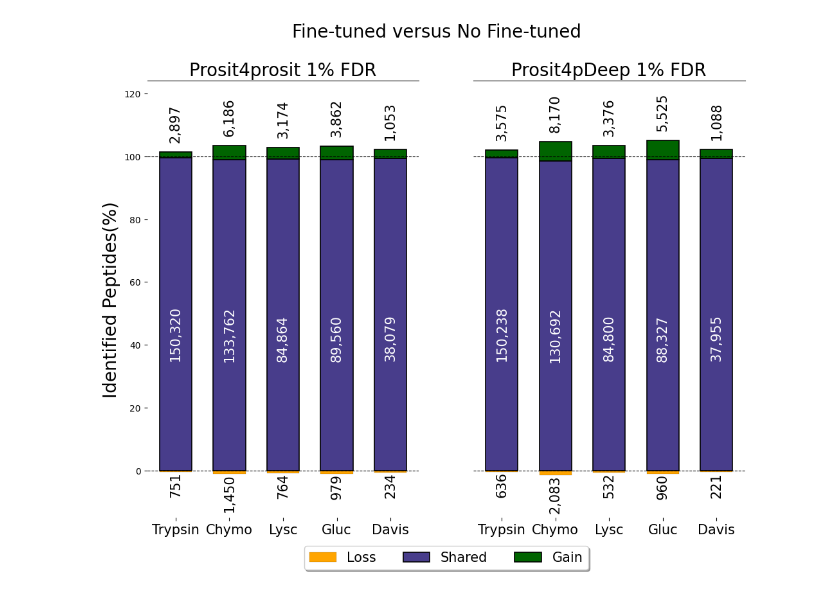
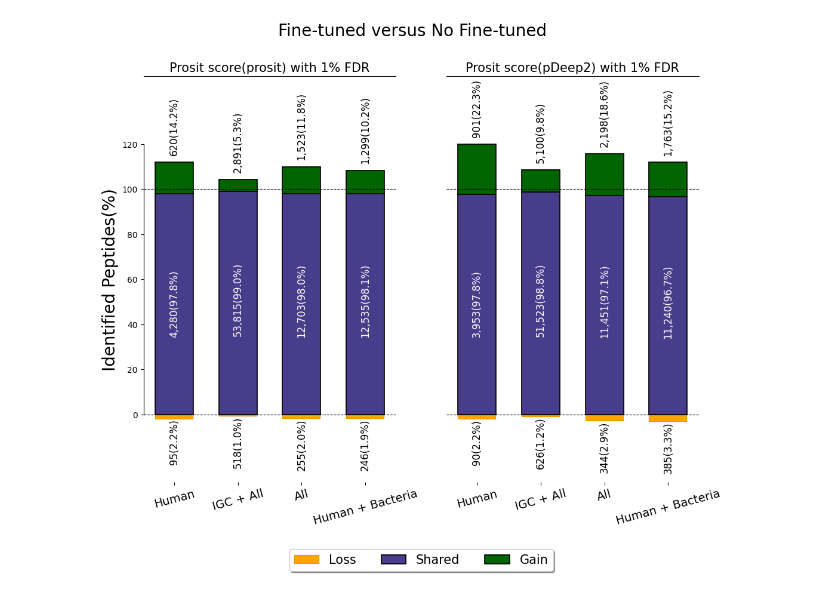
Before and after one commit to gusye1234/pept3-exp, a Jupyter notebook: figs/fig2_vennbar.ipynb, the cells around one changed output. Drawn from its saved outputs; the diff is of its cells as text; code cells hidden in the pictures.

```diff
--- a/figs/fig2_vennbar.ipynb
+++ b/figs/fig2_vennbar.ipynb
@@ -22,23 +22,23 @@ def number2str(num, interal=3):
         new_num.append(s)
     return "".join(new_num[::-1])
 
-def autolabel(rects, ax, numbers, mode="inside", fontsize=12, select_idx=None):
+def autolabel(rects, ax, numbers, percent_number, mode="inside", fontsize=12, select_idx=None, inside_height=0.35):
     assert len(rects) == len(numbers)
     for idx, rect in enumerate(rects):
         height = rect.get_height()
         if select_idx is not None and idx not in select_idx:
             continue
         if mode == 'inside':
-            ax.text(rect.get_x() + rect.get_width()/2., 0.35*height + rect.get_y(),
-                    number2str(numbers[idx]),
+            ax.text(rect.get_x() + rect.get_width()/2., inside_height*height + rect.get_y(),
+                    number2str(numbers[idx]) + f"({percent_number[idx]:.1f}%)",
                     ha='center', va='bottom', rotation=90, color='white', fontsize=fontsize)
         if mode == 'upper':
             ax.text(rect.get_x() + rect.get_width()/2., rect.get_y() + height + 3,
-                    number2str(numbers[idx]),
+                    number2str(numbers[idx]) + f"({percent_number[idx]:.1f}%)",
                     ha='center', va='bottom', rotation=90, color='black', fontsize=fontsize)
         if mode == 'bottom':
             ax.text(rect.get_x() + rect.get_width()/2., rect.get_y()+height,
-                    number2str(numbers[idx]),
+                    number2str(numbers[idx]) + f"({percent_number[idx]:.1f}%)",
                     ha='center', va='top', rotation=90, color='black', fontsize=fontsize)
 # %%
 from matplotlib.patches import FancyBboxPatch
@@ -161,6 +321,6 @@ fig.savefig(f"fig/fig2-bekker-sa-pcc-vennbar.svg",dpi=300, bbox_inches="tight")
 # %%
 from matplotlib.patches import FancyBboxPatch
-labels = ["trypsin", 'chymo', 'lysc', 'gluc', 'davis']
+labels = ["sprot_human", 'IGC', 'sprot_all', 'sprot_bacteria_human']
 
 losses = {}
 shares = {}
@@ -195,43 +355,46 @@ gains_num['Prosit4pDeep'] = [pdeep_prosit_compare[l][2] for l in labels]
 width = 0.6
 
 names = ['Prosit4prosit', 'Prosit4pDeep']
 fig, axs = plt.subplots(1, 2, figsize=(12, 9), dpi=100)
 
-labels = [i[0].capitalize() + i[1:] for i in labels]
-for i, (name, ax) in enumerate(zip(names, axs)):
+labels = ["Human", 'IGC + All', 'All', 'Human + Bacteria']
+for i, (name, ax, show_name) in enumerate(zip(names, axs, ["Prosit score(prosit)", "Prosit score(pDeep2)"])):
     ax.axhline(0, color='black', linewidth=0.8, linestyle='--')
     ax.axhline(100, color='black', linewidth=0.8, linestyle='--')
 
     p1 = ax.bar(labels, losses[name], width, label='Loss',
                 color='orange', linewidth=0.1, edgecolor="black")
     p2 = ax.bar(labels, shares[name], width, label='Shared',
                 color='darkslateblue', linewidth=1.2, edgecolor="black")
     p3 = ax.bar(labels, gains[name], width, label='Gain',
                 bottom=shares[name], color='darkgreen', linewidth=1.2, edgecolor="black")
 
-    num_size = 15
-    autolabel(p1, ax, losses_num[name], mode='bottom', fontsize=num_size)
-    autolabel(p2, ax, shares_num[name], fontsize=num_size)
-    autolabel(p3, ax, gains_num[name], mode='upper', fontsize=num_size)
+    num_size = 12
+    autolabel(p1, ax, losses_num[name], [abs(i) for i in losses[name]], mode='bottom', fontsize=num_size)
+    autolabel(p2, ax, shares_num[name], shares[name], fontsize=num_size)
+    autolabel(p3, ax, gains_num[name], gains[name],mode='upper', fontsize=num_size)
     # autolabel(p3, ax, gains_num[name], mode='inside',
     #         select_idx=[1, 3], fontsize=num_size)
 
     if i ==0:
         ax.set_ylabel('Identified Peptides(%)', fontsize=20)
-        ax.legend(loc='upper center', bbox_to_anchor=(1.1, -0.05),
+        ax.legend(loc='upper center', bbox_to_anchor=(1.1, -0.15),
                   fancybox=True, shadow=True, ncol=5, prop={'size': 15})
-    ax.set_title(f'{name} 1% FDR', fontsize=20)
+    ax.set_title(f'{show_name} with 1% FDR', fontsize=15)
+    ax.set_ylim(-30, 150)
     if i == 0:
         ax.get_yaxis().set_ticks([20*i for i in range(7)])
+        ax.spines['left'].set_bounds(0, 120)
     else:
         ax.get_yaxis().set_ticks([])
-    ax.set_ylim(-15, 124)
-    ax.tick_params(axis='x', labelsize=15)
+        ax.spines['left'].set_visible(False)
+    # ax.tick_params(axis='x', labelsize=15)
     # ax.spines['top'].set_visible(False)
-    ax.spines['left'].set_visible(False)
+    ax.tick_params(axis='x', labelsize=14, rotation=15)
     ax.spines['right'].set_visible(False)
     ax.spines['bottom'].set_visible(False)
 fig.suptitle('Fine-tuned versus No Fine-tuned', fontsize=20)
-fig.savefig(f"fig/fig2-bekker-prosit-pdeep-vennbar.svg",dpi=300, bbox_inches="tight")
+# fig.autofmt_xdate(rotation=15)
+fig.savefig(f"fig/fig2-human-prosit-pdeep-vennbar.svg",dpi=300, bbox_inches="tight")
 # %% [output]
-[figure, old version]
+[figure, new version]
```
Also changed, not shown: parts of 6 cells of this notebook, 9 other files.
